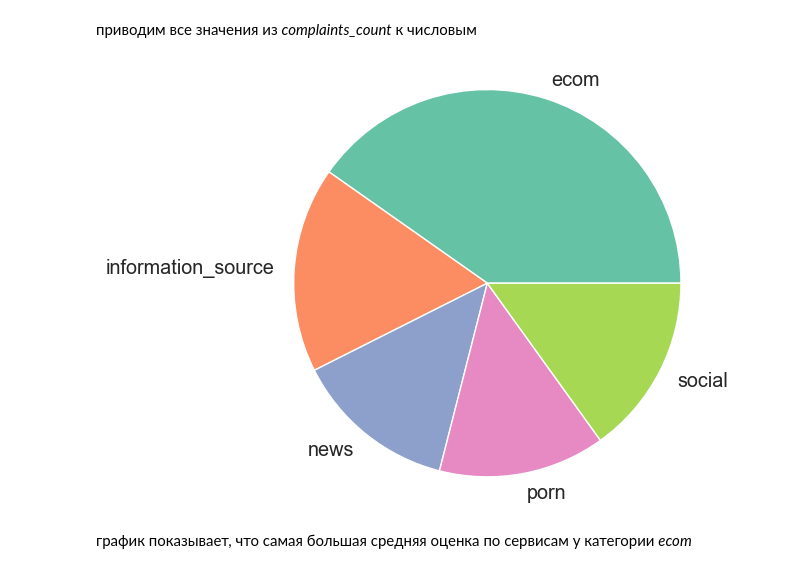
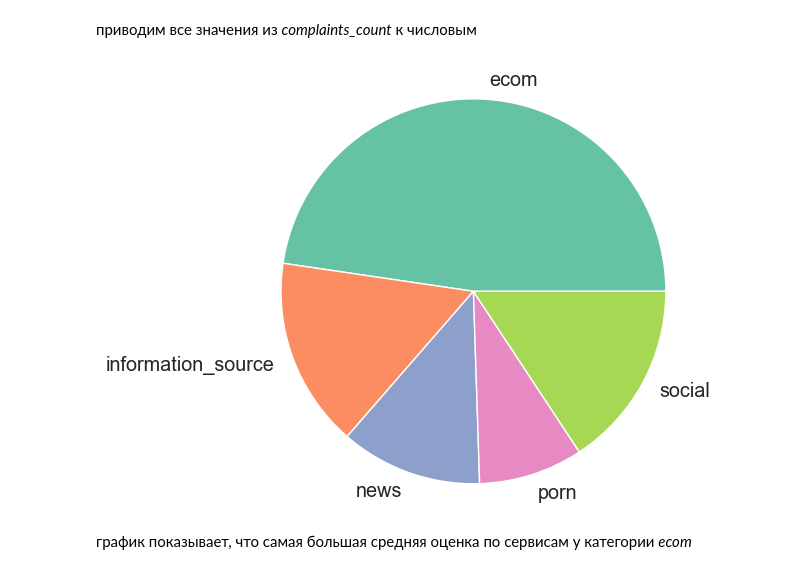
Before and after one commit to DaniilGoryunov/ML, a Jupyter notebook: second/SubmitExample.ipynb, the cells around one changed output. Drawn from its saved outputs; the diff is of its cells as text; code cells hidden in the pictures.

```diff
--- a/second/SubmitExample.ipynb
+++ b/second/SubmitExample.ipynb
@@ -71,14 +71,14 @@ data['complaints_count'] = pd.to_numeric(data['complaints_count'], errors='coerc
 # %%
 labels = np.unique(data['category'])
 
-vals = data.groupby('category')['source_attractiveness'].max()
+vals = data.groupby('category')['source_attractiveness'].mean()
 
 fig, ax = plt.subplots()
 ax.pie(vals, labels=labels)
 ax.axis("equal")
 plt.tight_layout()
 # %% [output]
-[figure, old version]
+[figure, new version]
 # %% [markdown]
 график показывает, что самая большая средняя оценка по сервисам у категории *ecom*
 # %%
```
